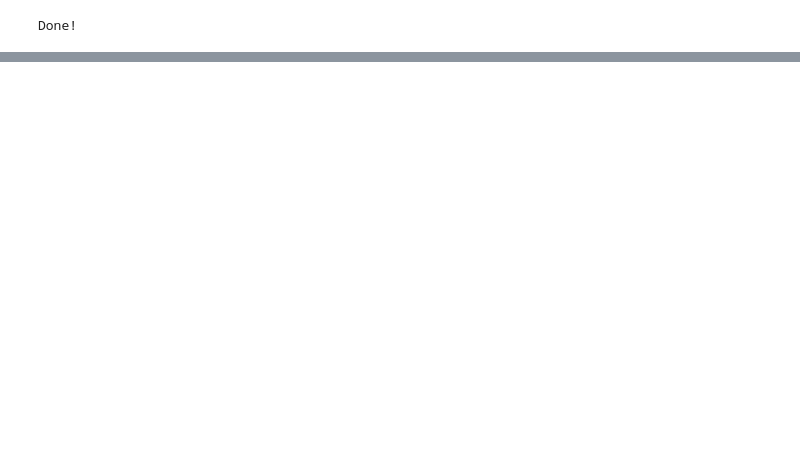
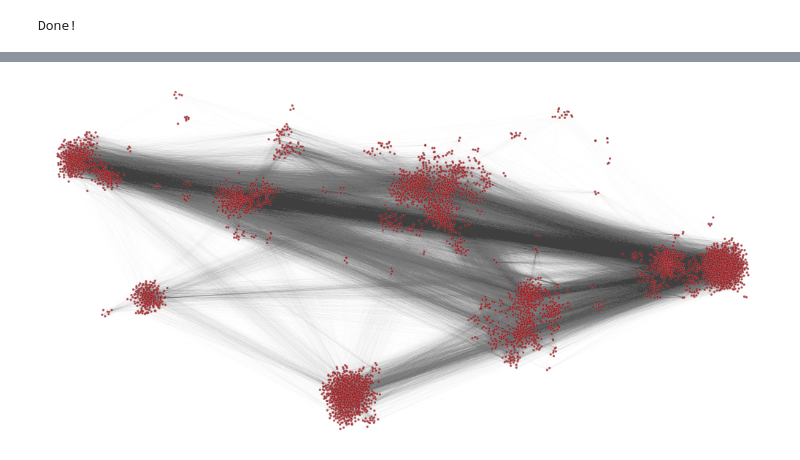
Before and after one commit to kfoynt/LocalGraphClustering, a Jupyter notebook: notebooks/Untitled.ipynb, the cells around one changed output, grey strips where cells are left out. Drawn from its saved outputs; the diff is of its cells as text; code cells hidden in the pictures; blank space fills up the shorter version.

```diff
--- a/notebooks/Untitled.ipynb
+++ b/notebooks/Untitled.ipynb
@@ -55,0 +57,28 @@ graph_draw(g_gtool, pos, output_size=(1000, 500),
+# %%
+# Read John Hopkins graph.
+g = graph_class_local.GraphLocal('./datasets/JohnsHopkins.graphml','graphml','\t')
+# %%
+## Add data to graphtool.
+g_gtool = load_graph("./datasets/JohnsHopkins.graphml")
+
+remove_self_loops(g_gtool)
+
+# Load pre-computed coordinates for nodes.
+ld_coord = np.loadtxt('./datasets/JohnHopkins_coord.xy', dtype = 'Float64')
+idx = np.argsort(ld_coord[:,0])
+
+pos = g_gtool.new_vertex_property("vector<double>")
+for i in range(g._num_vertices):
+    pos[i] = ld_coord[idx[i],1:3]
+
+c_map = plt.get_cmap('autumn')
+
+# Plot solutions for rounded eigenvector
+graph_draw(g_gtool, pos, output_size=(1000, 500),
+           vertex_size=3,
+           edge_pen_width=0.1,
+           edge_color = [0.0, 0, 0, 0.05],
+           vcmap=c_map,
+           output='/Users/kimonfountoulakis/Desktop/BoxSync/University/Berkeley/postdoc/myPapers/10399017xdtvyjdfgcxy/figs/05-contents/JohnsHopkins.png')
+# %% [output]
+[figure, added]
```
Also changed, not shown: parts of 7 cells of this notebook, 3 other files.
